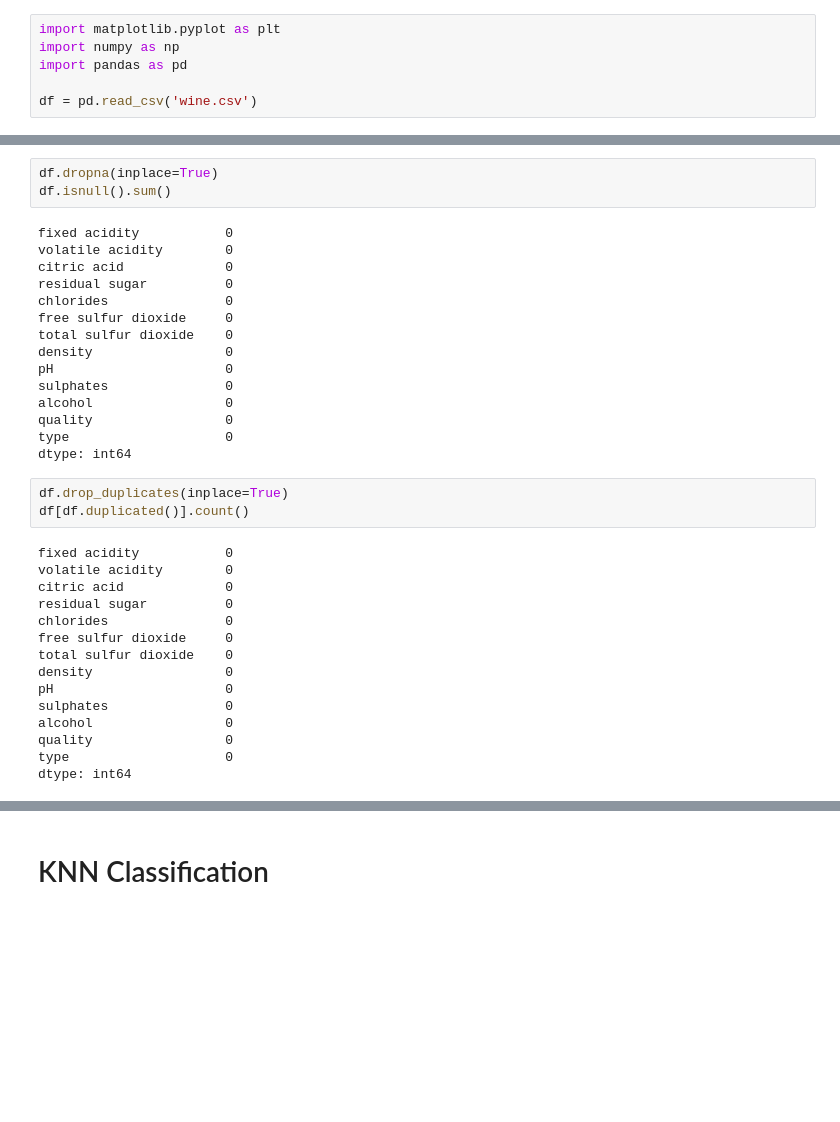
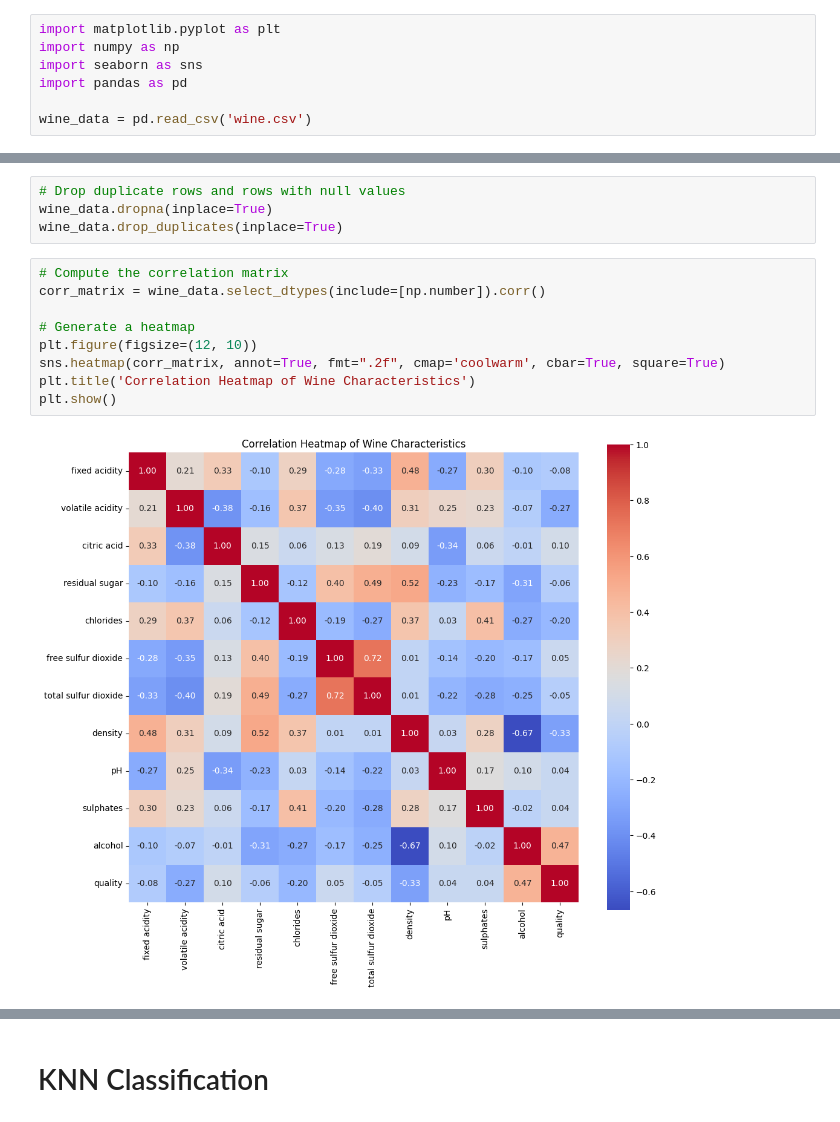
Before and after one commit to Fin0201/AI-ML-CW1, a Jupyter notebook: CW1 Code.ipynb, the cells around one changed output, grey strips where cells are left out. Drawn from its saved outputs; the diff is of its cells as text; blank space fills up the shorter version.

```diff
--- a/CW1 Code.ipynb
+++ b/CW1 Code.ipynb
@@ -1,6 +1,7 @@
 # %%
 import matplotlib.pyplot as plt
 import numpy as np
+import seaborn as sns
 import pandas as pd
 
-df = pd.read_csv('wine.csv')
+wine_data = pd.read_csv('wine.csv')
@@ -36,39 +39,18 @@ Data columns (total 13 columns):
  12  type                  6497 non-null   object
 dtypes: float64(11), int64(1), object(1)
 memory usage: 660.0+ KB
-# %%
-df.dropna(inplace=True)
-df.isnull().sum()
-# %% [output]
-fixed acidity           0
-volatile acidity        0
-citric acid             0
-residual sugar          0
-chlorides               0
-free sulfur dioxide     0
-total sulfur dioxide    0
-density                 0
-pH                      0
-sulphates               0
-alcohol                 0
-quality                 0
-type                    0
-dtype: int64
-# %%
-df.drop_duplicates(inplace=True)
-df[df.duplicated()].count()
-# %% [output]
-fixed acidity           0
-volatile acidity        0
-citric acid             0
-residual sugar          0
-chlorides               0
-free sulfur dioxide     0
-total sulfur dioxide    0
-density                 0
-pH                      0
-sulphates               0
-alcohol                 0
-quality                 0
-type                    0
-dtype: int64
+# %%
+# Drop duplicate rows and rows with null values
+wine_data.dropna(inplace=True)
+wine_data.drop_duplicates(inplace=True)
+# %%
+# Compute the correlation matrix
+corr_matrix = wine_data.select_dtypes(include=[np.number]).corr()
+
+# Generate a heatmap
+plt.figure(figsize=(12, 10))
+sns.heatmap(corr_matrix, annot=True, fmt=".2f", cmap='coolwarm', cbar=True, square=True)
+plt.title('Correlation Heatmap of Wine Characteristics')
+plt.show()
+# %% [output]
+[figure, added]
```
Also changed, not shown: parts of 13 cells of this notebook, 6 other files.
